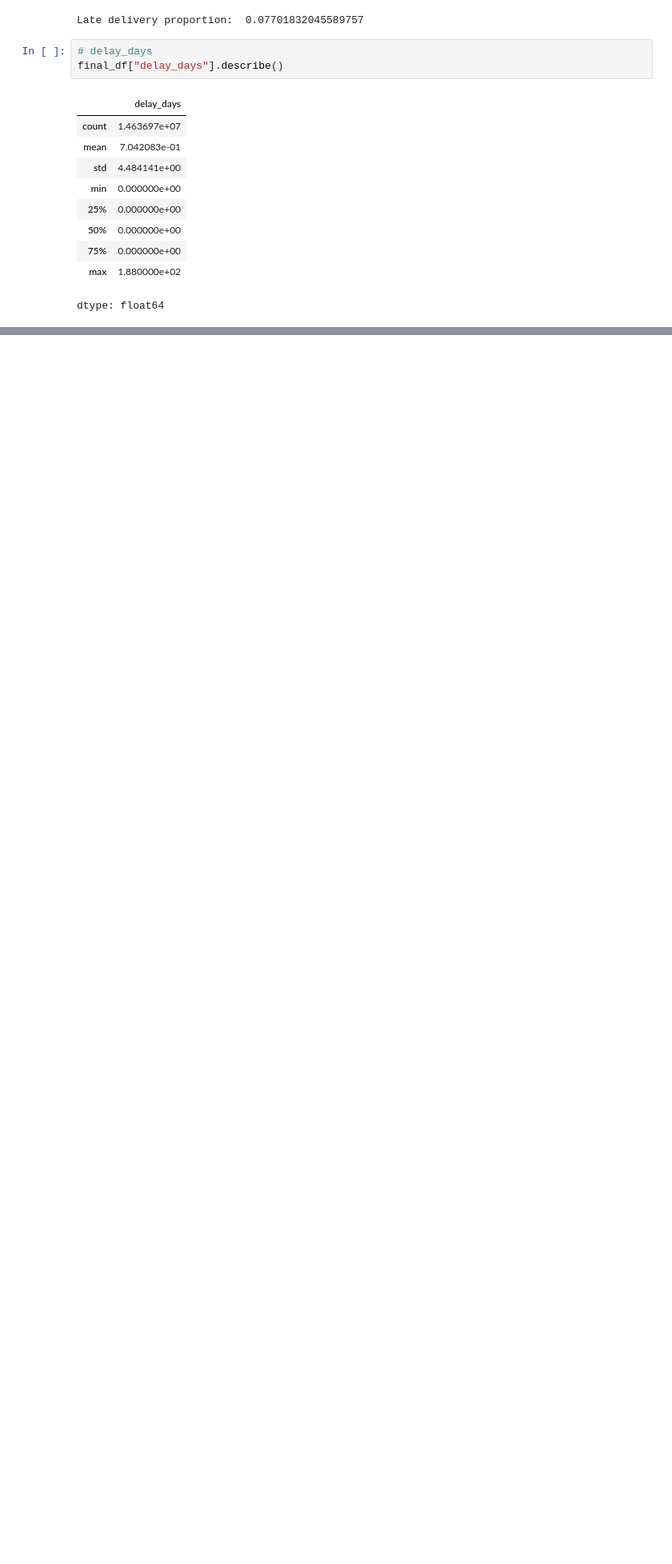
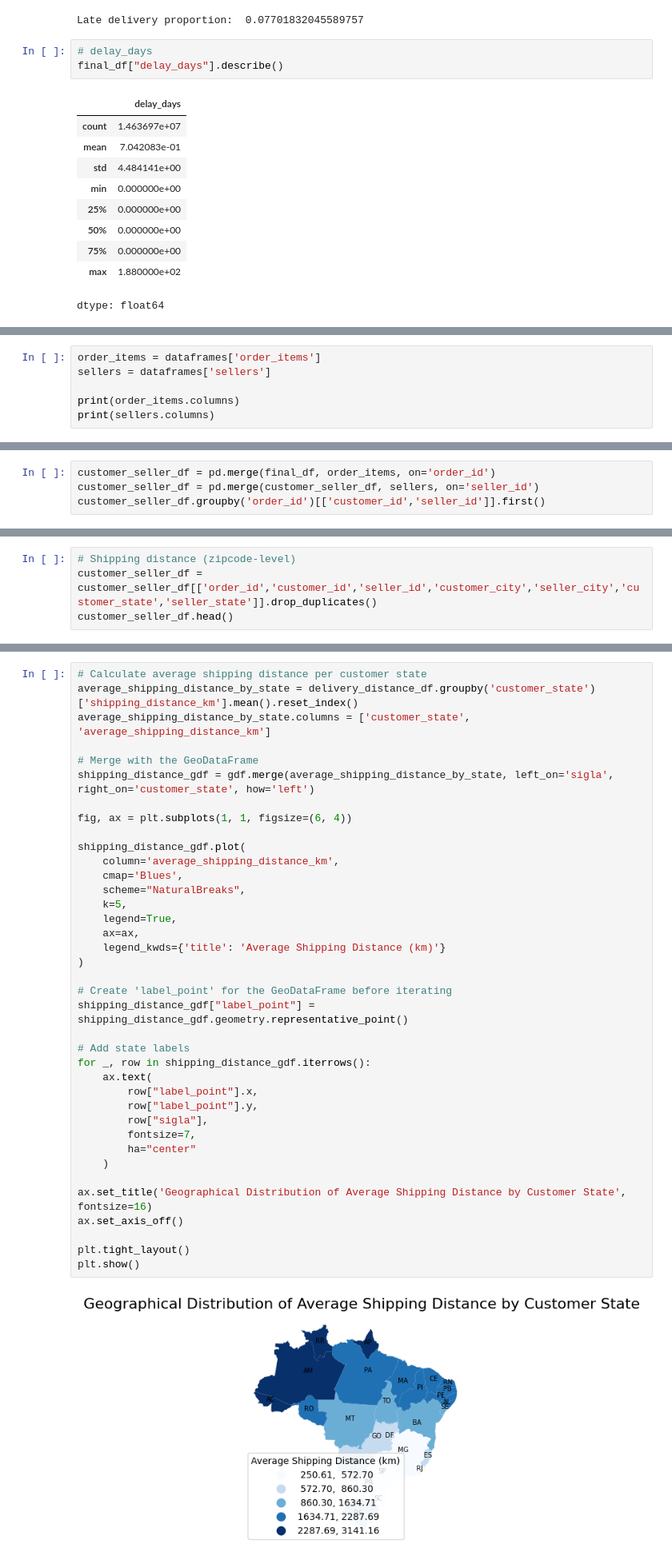
Before and after one commit to cchen744/olist-regional-customer-experience-analysis, a Jupyter notebook: 01_data_overview.ipynb, the cells around one changed output, grey strips where cells are left out. Shown at 80% size. Saved outputs shown, nothing was run; the diff lists cells and outputs as text; blank space fills up the shorter version.

```diff
--- a/01_data_overview.ipynb
+++ b/01_data_overview.ipynb
@@ -550,0 +471,6 @@ sellers_state_gdf.plot(column='seller_id',legend=True,cmap='cividis',scheme="Nat
+# %%
+order_items = dataframes['order_items']
+sellers = dataframes['sellers']
+
+print(order_items.columns)
+print(sellers.columns)
@@ -550,0 +482,4 @@ sellers_state_gdf.plot(column='seller_id',legend=True,cmap='cividis',scheme="Nat
+# %%
+customer_seller_df = pd.merge(final_df, order_items, on='order_id')
+customer_seller_df = pd.merge(customer_seller_df, sellers, on='seller_id')
+customer_seller_df.groupby('order_id')[['customer_id','seller_id']].first()
@@ -550,0 +548,4 @@ sellers_state_gdf.plot(column='seller_id',legend=True,cmap='cividis',scheme="Nat
+# %%
+# Shipping distance (zipcode-level)
+customer_seller_df = customer_seller_df[['order_id','customer_id','seller_id','customer_city','seller_city','customer_state','seller_state']].drop_duplicates()
+customer_seller_df.head()
@@ -550,0 +632,40 @@ sellers_state_gdf.plot(column='seller_id',legend=True,cmap='cividis',scheme="Nat
+# %%
+# Calculate average shipping distance per customer state
+average_shipping_distance_by_state = delivery_distance_df.groupby('customer_state')['shipping_distance_km'].mean().reset_index()
+average_shipping_distance_by_state.columns = ['customer_state', 'average_shipping_distance_km']
+
+# Merge with the GeoDataFrame
+shipping_distance_gdf = gdf.merge(average_shipping_distance_by_state, left_on='sigla', right_on='customer_state', how='left')
+
+fig, ax = plt.subplots(1, 1, figsize=(6, 4))
+
+shipping_distance_gdf.plot(
+    column='average_shipping_distance_km',
+    cmap='Blues',
+    scheme="NaturalBreaks",
+    k=5,
+    legend=True,
+    ax=ax,
+    legend_kwds={'title': 'Average Shipping Distance (km)'}
+)
+
+# Create 'label_point' for the GeoDataFrame before iterating
+shipping_distance_gdf["label_point"] = shipping_distance_gdf.geometry.representative_point()
+
+# Add state labels
+for _, row in shipping_distance_gdf.iterrows():
+    ax.text(
+        row["label_point"].x,
+        row["label_point"].y,
+        row["sigla"],
+        fontsize=7,
+        ha="center"
+    )
+
+ax.set_title('Geographical Distribution of Average Shipping Distance by Customer State', fontsize=16)
+ax.set_axis_off()
+
+plt.tight_layout()
+plt.show()
+# %% [output]
+[figure, added]
```
Also changed, not shown: parts of 17 cells of this notebook.
